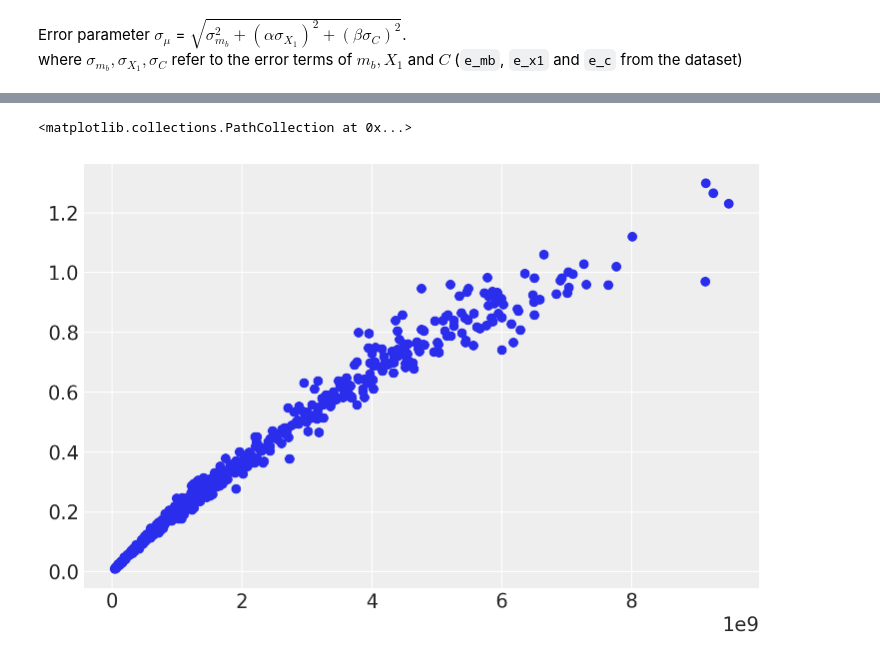
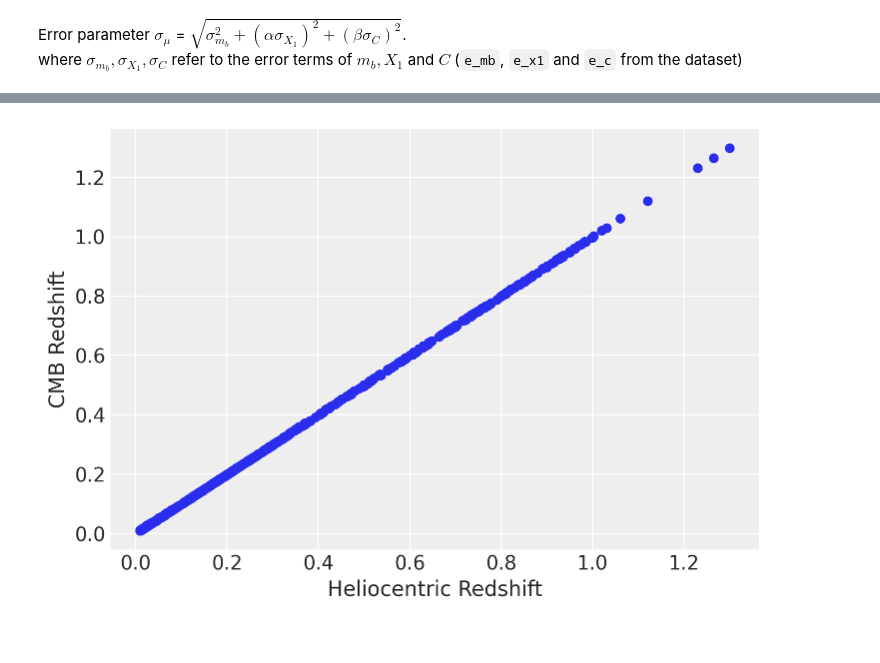
Before and after one commit to Raghuram-Veeramallu/Astro_Stat_Project2, a Jupyter notebook: Project2_Group3.ipynb, the cells around one changed output, grey strips where cells are left out. Cells and saved outputs as stored; diff of their text form; code cells hidden in the pictures.

```diff
--- a/Project2_Group3.ipynb
+++ b/Project2_Group3.ipynb
@@ -101,6 +102,8 @@ df['dist_moduli'] = df['mb'] - (df['MB'] - alpha * df['x1'] + beta * df['c'])
 # distance
 df['d'] = 10 ** (df['dist_moduli']/5 + 1)
 # %%
+# distance modulii (mu) error
 df['e_mu'] = np.sqrt(df['e_mb'] ** 2 + (alpha * df['e_x1']) ** 2 + (beta * df['e_c']))
+
+# distance error
+df['e_d']= (df['e_mu'] * np.log(10) * np.abs(df['d']))/5
-# %%
-df['e_d'] = 10 ** df['e_mu']/5
@@ -107,5 +124,7 @@ df['e_d'] = 10 ** df['e_mu']/5
 # %%
-plt.scatter(df['d'], df['zcmb'])
+plt.scatter(df['zhel'], df['zcmb'])
+plt.xlabel('Heliocentric Redshift')
+plt.ylabel('CMB Redshift')
+plt.show()
 # %% [output]
-<matplotlib.collections.PathCollection at 0x...>
-[figure, old version]
+[figure, new version]
```
Also changed, not shown: parts of 18 cells of this notebook.
